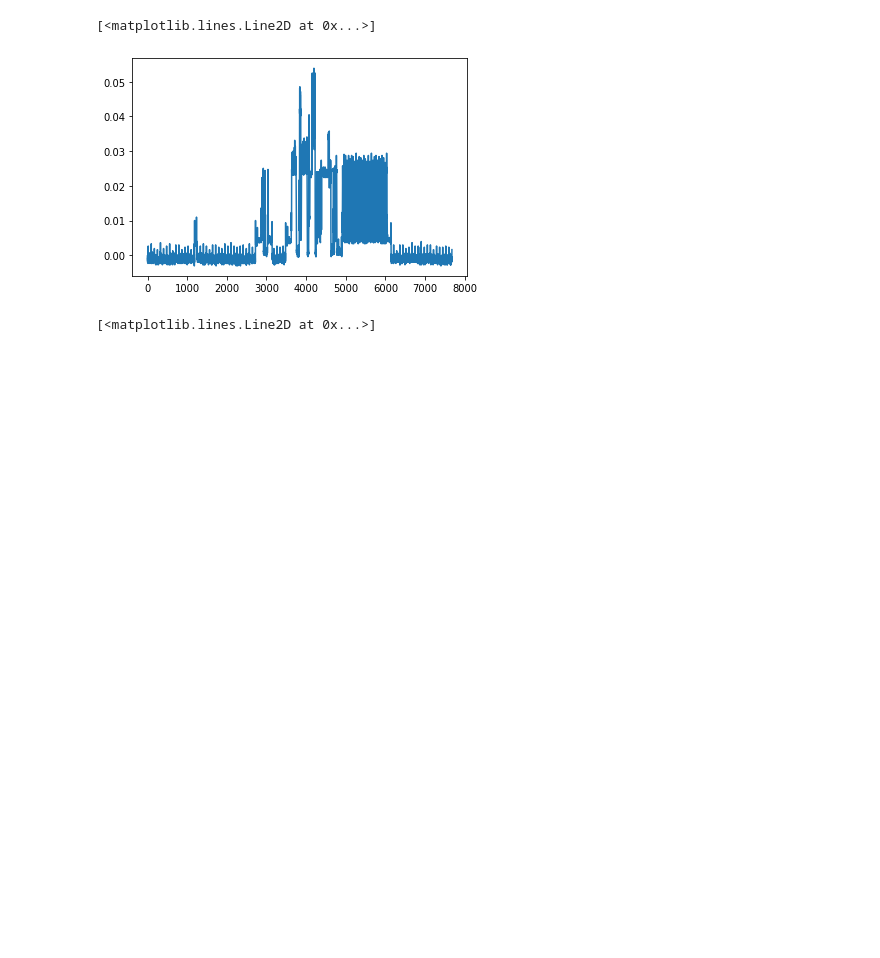
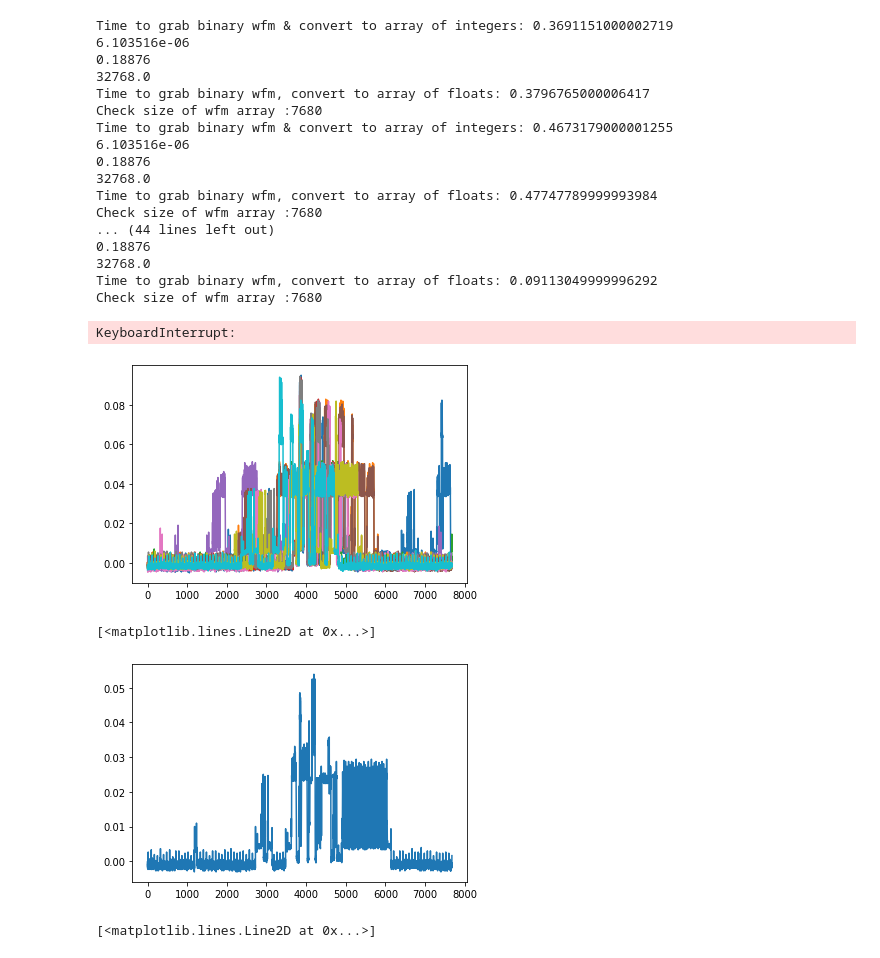
Before and after one commit to crfosse/dt_data, a Jupyter notebook: scope_control.ipynb, the cells around one changed output. Cells and saved outputs as stored; diff of their text form; code cells hidden in the pictures; blank space fills up the shorter version.

Commit message:
Got automatic aqusition working. Must find a way to write it to file

```diff
--- a/scope_control.ipynb
+++ b/scope_control.ipynb
@@ -50,3 +35,40 @@ Check size of wfm array :7680
+# %%
+while(1):
+    scope.write("*CLS") #Clearing the trigger register. Important!
+    scope.assert_trigger()
+    scope.wait_on_event(viCon.EventType.service_request,1000000)
+
+    start = time.perf_counter()
+    wfm_array = scope.query_binary_values(":WAV:DATA?", 'h', is_big_endian = True, container = np.array)
+    wfm_to_array_ints_time = time.perf_counter()-start
+    print("Time to grab binary wfm & convert to array of integers: "+str(wfm_to_array_ints_time))
+    y_inc = float(scope.query(":WAV:YINC?"))
+    y_or = float(scope.query(":WAV:YOR?"))
+    y_ref = float(scope.query(":WAV:YREF?"))
+    wfm_array = (wfm_array-y_ref)*y_inc + y_or
+    wfm_to_array_floats_time = time.perf_counter()-start
+    print("Time to grab binary wfm, convert to array of floats: "+str(wfm_to_array_floats_time))
+    print("Check size of wfm array :"+str(len(wfm_array)))
+# %% [output]
+Time to grab binary wfm & convert to array of integers: 0.3691151000002719
+6.103516e-06
+0.18876
+32768.0
+Time to grab binary wfm, convert to array of floats: 0.3796765000006417
+Check size of wfm array :7680
+Time to grab binary wfm & convert to array of integers: 0.4673179000001255
+6.103516e-06
+0.18876
+32768.0
+Time to grab binary wfm, convert to array of floats: 0.47747789999993984
+Check size of wfm array :7680
+... (44 lines left out)
+0.18876
+32768.0
+Time to grab binary wfm, convert to array of floats: 0.09113049999996292
+Check size of wfm array :7680
+KeyboardInterrupt:
+[figure, added]
 # %%
 x_inc = float(scope.query(":WAV:XINC?"))
 x_inc*len(wfm_array)
```
Also changed, not shown: parts of 4 cells of this notebook.
